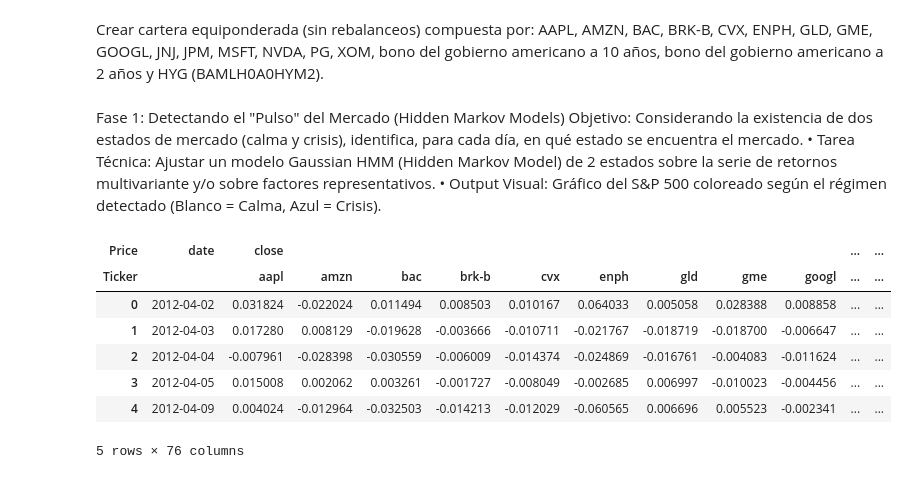
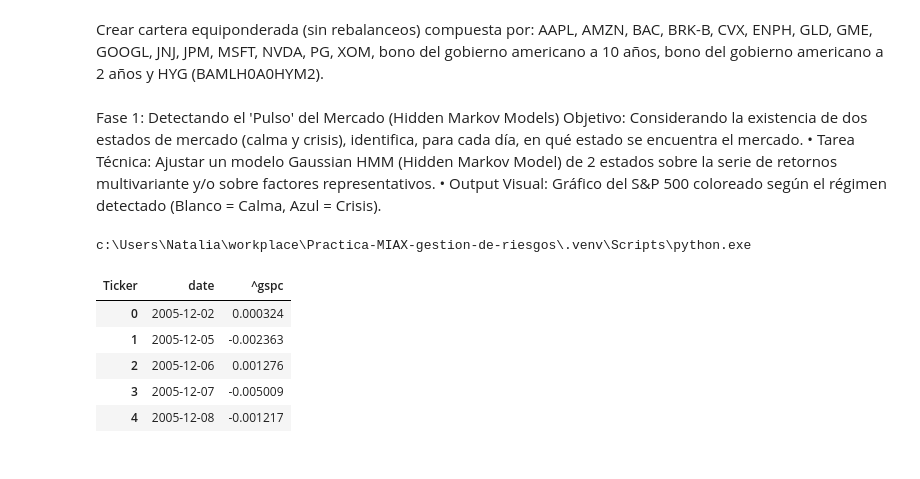
Before and after one commit to NataliaSJO/Practica-MIAX-gestion-de-riesgos, a Jupyter notebook: notebook.ipynb, the cells around one changed output. Saved outputs shown, nothing was run; the diff lists cells and outputs as text; code cells hidden in the pictures.

```diff
--- a/notebook.ipynb
+++ b/notebook.ipynb
@@ -11,37 +11,41 @@ from datetime import date
 Crear cartera equiponderada (sin rebalanceos) compuesta por:
 AAPL, AMZN, BAC, BRK-B, CVX, ENPH, GLD, GME, GOOGL, JNJ, JPM, MSFT, NVDA, PG, XOM, bono del gobierno americano a 10 años, bono del gobierno americano a 2 años y HYG (BAMLH0A0HYM2).
 # %% [markdown]
-Fase 1: Detectando el "Pulso" del Mercado (Hidden Markov Models)
+Fase 1: Detectando el 'Pulso' del Mercado (Hidden Markov Models)
 Objetivo: Considerando la existencia de dos estados de mercado (calma y crisis), identifica,
 para cada día, en qué estado se encuentra el mercado.
 • Tarea  Técnica:  Ajustar  un  modelo  Gaussian  HMM  (Hidden  Markov  Model)  de  2
 estados sobre la serie de retornos multivariante y/o sobre factores representativos.
 • Output Visual: Gráfico del S&P 500 coloreado según el régimen detectado (Blanco =
 Calma, Azul = Crisis).
+# %%
+import sys
+print(sys.executable)
+# %% [output]
+c:\Users\Natalia\workplace\Practica-MIAX-gestion-de-riesgos\.venv\Scripts\python.exe
 # %%
-date_init = "2006-01-01"
+date_init = '2005-12-01'
 symbols = ['AAPL','AMZN','BAC','BRK-B','CVX','ENPH','GLD','GME','GOOGL','JNJ','JPM','MSFT','NVDA','PG','XOM']
 bons = ['DGS10', 'DGS2']
 hyg = 'BAMLH0A0HYM2'
 # %%
 # descargar precios ajustados desde Yahoo hasta hoy
 end = pd.Timestamp.today().normalize()
-prices = yf.download(symbols, start=date_init, end = end, auto_adjust=True, progress=False)
-if isinstance(prices, pd.Series):  # si solo hay un ticker
-    prices = prices.to_frame()
+sp500 = yf.download('^GSPC', start=date_init, end=end, auto_adjust=True, progress=False)
 
-prices = prices.rename(columns=str.lower)
-prices.index.name = 'date'
+sp500 = sp500.rename(columns=str.lower)
+
+# usar solo el cierre
+sp500_close = sp500['close']
 # calcular retornos diarios
-returns = prices.pct_change().dropna()
-returns = returns.reset_index()
+returns = sp500_close.pct_change().dropna()
+returns = returns.rename(columns=str.lower)
+returns = returns.reset_index().rename(columns={'Date': 'date'})
 returns.head()
 # %% [output]
-| Price | date | close |  |  |  |  |  |  |  |  | ... | ... |
-| Ticker |  | aapl | amzn | bac | brk-b | cvx | enph | gld | gme | googl | ... | ... |
-| 0 | 2012-04-02 | 0.031824 | -0.022024 | 0.011494 | 0.008503 | 0.010167 | 0.064033 | 0.005058 | 0.028388 | 0.008858 | ... | ... |
-| 1 | 2012-04-03 | 0.017280 | 0.008129 | -0.019628 | -0.003666 | -0.010711 | -0.021767 | -0.018719 | -0.018700 | -0.006647 | ... | ... |
-| 2 | 2012-04-04 | -0.007961 | -0.028398 | -0.030559 | -0.006009 | -0.014374 | -0.024869 | -0.016761 | -0.004083 | -0.011624 | ... | ... |
-| 3 | 2012-04-05 | 0.015008 | 0.002062 | 0.003261 | -0.001727 | -0.008049 | -0.002685 | 0.006997 | -0.010023 | -0.004456 | ... | ... |
-| 4 | 2012-04-09 | 0.004024 | -0.012964 | -0.032503 | -0.014213 | -0.012029 | -0.060565 | 0.006696 | 0.005523 | -0.002341 | ... | ... |
+| Ticker | date | ^gspc |
+| 0 | 2005-12-02 | 0.000324 |
+| 1 | 2005-12-05 | -0.002363 |
+| 2 | 2005-12-06 | 0.001276 |
+| 3 | 2005-12-07 | -0.005009 |
+| 4 | 2005-12-08 | -0.001217 |
-5 rows × 76 columns
```
Also changed, not shown: parts of 21 cells of this notebook, 1 other file.
